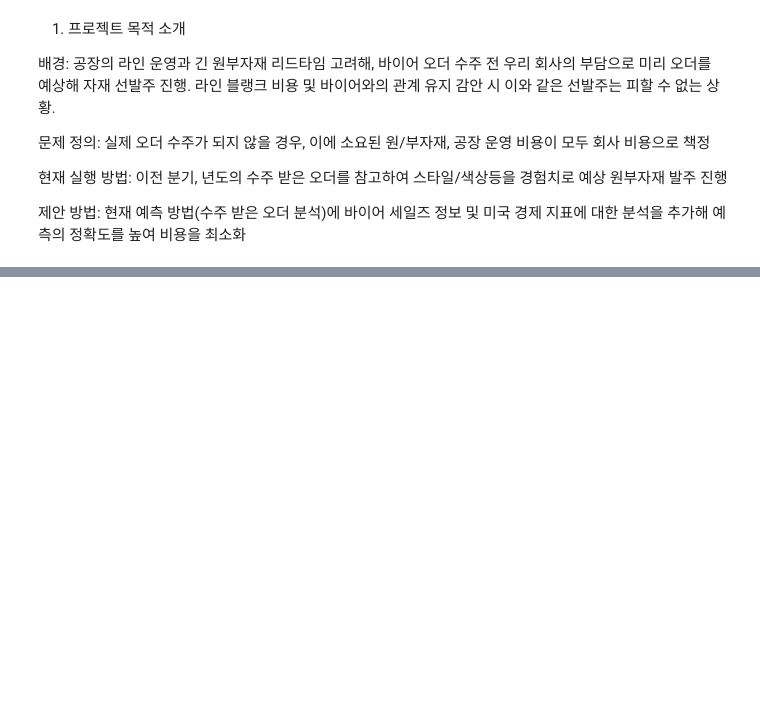
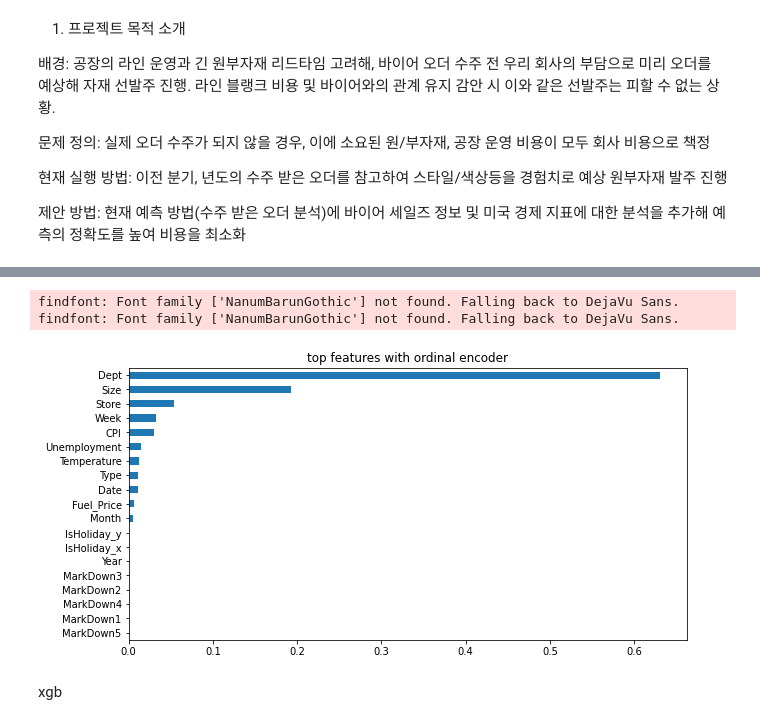
Before and after one commit to choheeee22/Section2_Project, a Jupyter notebook: Section2__수요예측.ipynb, the cells around one changed output, grey strips where cells are left out. Cells and saved outputs as stored; diff of their text form; code cells hidden in the pictures; blank space fills up the shorter version.

```diff
--- a/Section2__수요예측.ipynb
+++ b/Section2__수요예측.ipynb
@@ -85,0 +594,17 @@ features_2
+# %%
+
+pipe4=make_pipeline(
+    OrdinalEncoder(),
+    SimpleImputer(),
+    DecisionTreeRegressor()
+)
+
+pipe4.fit(X_train,y_train)
+y_pred6=pipe4.predict(X_train)
+y_val_pred6=pipe4.predict(X_val)
+
+print("훈련데이터")
+print("MAE:",mean_absolute_error(y_train,y_pred6)), print("R2:",r2_score(y_train,y_pred6))
+
+print("검증데이터")
+print("MAE:",mean_absolute_error(y_val,y_val_pred6)), print("R2:",r2_score(y_val,y_val_pred6))
@@ -85,0 +621,14 @@ features_2
+# %%
+pipe2=make_pipeline(
+    OrdinalEncoder(),
+    SimpleImputer(),
+    RandomForestRegressor(random_state=2,n_jobs=-1)
+)
+
+pipe2.fit(X_train,y_train)
+y_pred5=pipe2.predict(X_train)
+y_val_pred5=pipe2.predict(X_val)
+print("훈련데이터")
+print("MAE:",mean_absolute_error(y_train,y_pred5)), print("R2:",r2_score(y_train,y_pred5))
+print("검증데이터")
+print("MAE:",mean_absolute_error(y_val,y_val_pred5)), print("R2:",r2_score(y_val,y_val_pred5))
@@ -85,0 +643,15 @@ features_2
+# %%
+#특성 중요도
+rf = pipe2.named_steps['randomforestregressor']
+importances=pd.Series(rf.feature_importances_,X_train.columns)
+
+n=20
+plt.figure(figsize=(10,n/4))
+plt.title("top features with ordinal encoder")
+importances.sort_values()[-n:].plot.barh();
+# %% [output]
+findfont: Font family ['NanumBarunGothic'] not found. Falling back to DejaVu Sans.
+findfont: Font family ['NanumBarunGothic'] not found. Falling back to DejaVu Sans.
+[figure, added]
+# %% [markdown]
+xgb
```
Also changed, not shown: parts of 58 cells of this notebook.
